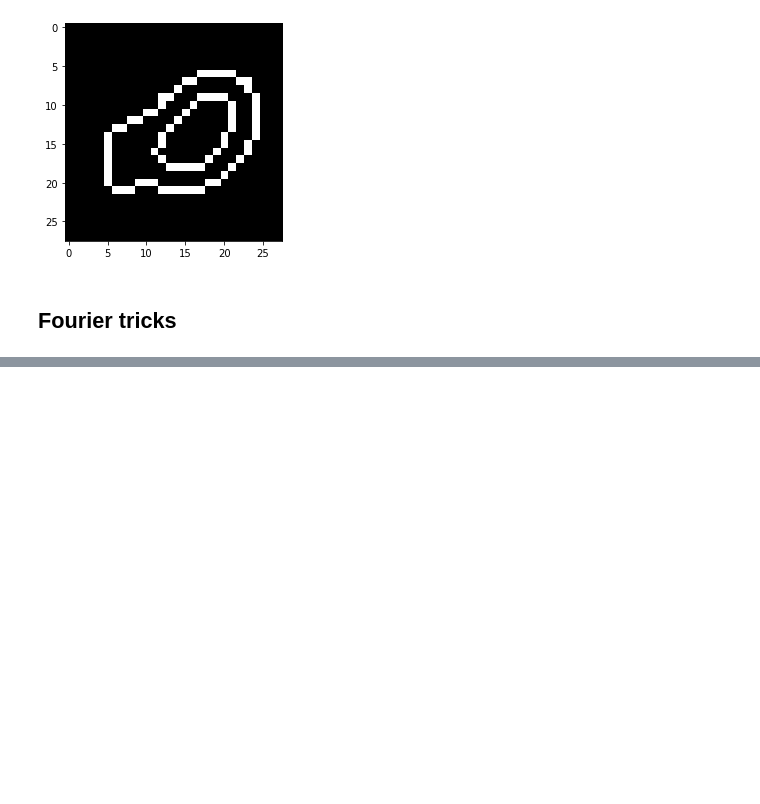
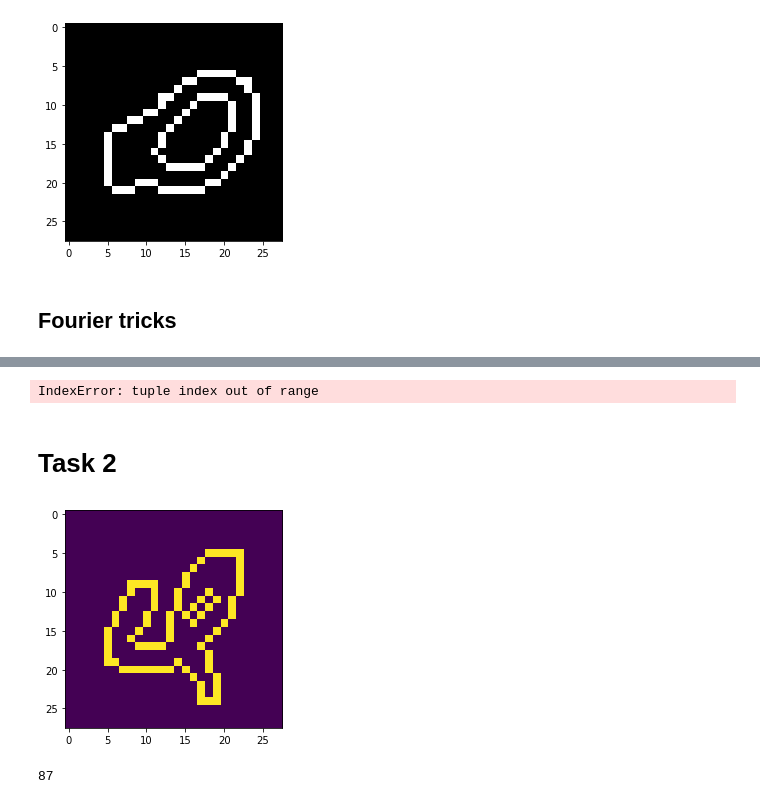
Before and after one commit to pranavkrishna1908/ImageAnalysis, a Jupyter notebook: lab2_object_description.ipynb, the cells around one changed output, grey strips where cells are left out. Cells and saved outputs as stored; diff of their text form; code cells hidden in the pictures; blank space fills up the shorter version.

```diff
--- a/lab2_object_description.ipynb
+++ b/lab2_object_description.ipynb
@@ -134,0 +202,33 @@ ValueError: too many values to unpack (expected 2)
+# %%
+output = cv2.findContours(threes_im[0],mode=1,method= cv2.CHAIN_APPROX_NONE)
+contour_in = [list(x[0]) for x in output[0][1]]
+contour_out = [list(x[0]) for x in output[0][0]]
+contour_image = np.zeros_like(zeros_im[0])
+for i,j in contour_in:
+    contour_image[i][j]=1
+for i,j in contour_out:
+    contour_image[i][j]=1
+complex_contour_in = list(map(lambda x: x[0]+x[1]*1j,contour_in))
+complex_contour_out = list(map(lambda x: x[0]+x[1]*1j,contour_out))
+contour_in_fft = fft.fft(complex_contour_in)
+contour_out_fft = fft.fft(complex_contour_out)
+fourier_function(contour_in_fft,contour_out_fft,10)
+# %% [output]
+IndexError: tuple index out of range
+# %% [markdown]
+# Task 2
+# %%
+img = twos_im[0]
+contours = cv2.findContours(img,mode=1,method=cv2.CHAIN_APPROX_NONE)
+contour_img = np.zeros_like(img)
+for contour in contours[0]:
+    contour = [list(x[0]) for x in contour]
+    for i,j in contour:
+        contour_img[i][j]=1
+plt.imshow(contour_img)
+#plt.imshow(img)
+plt.show()
+print(sum([len(contour) for contour in contours[0]]))
+# %% [output]
+[figure, added]
+87
```
Also changed, not shown: parts of 12 cells of this notebook.
